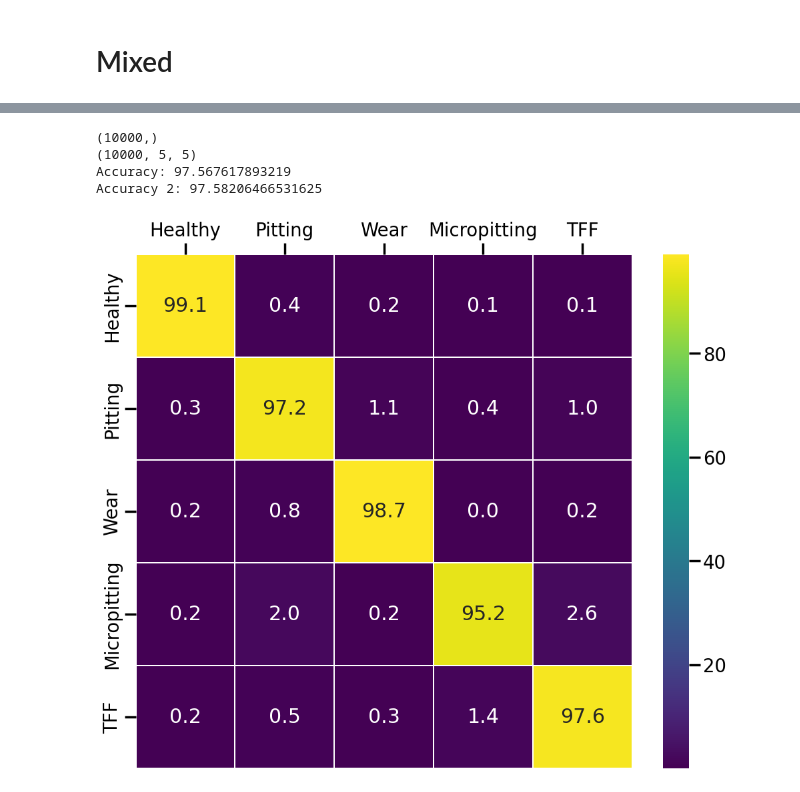
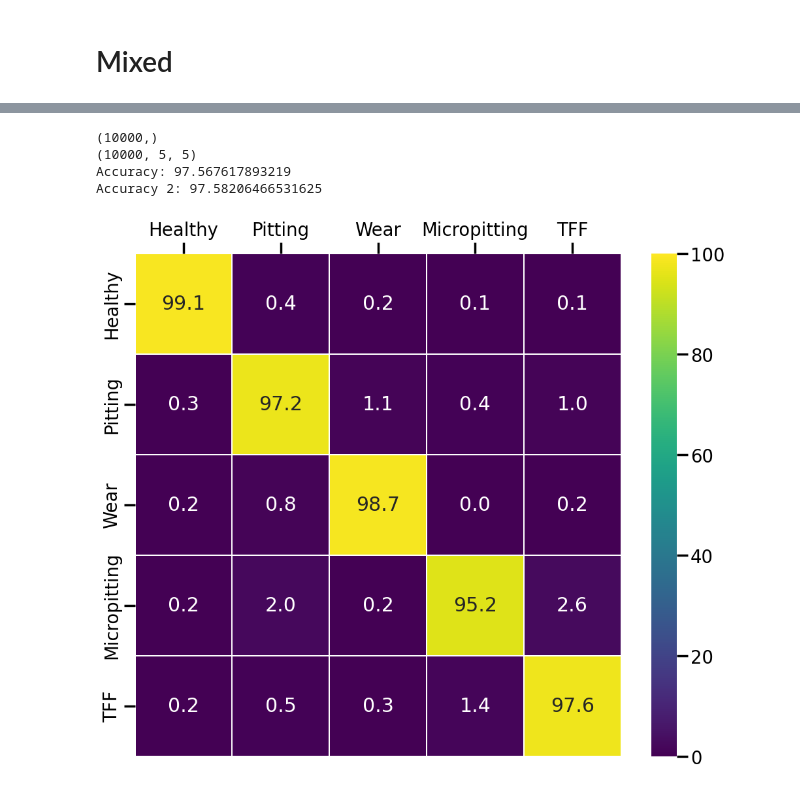
Before and after one commit to 4llu/rapid-deployment, a Jupyter notebook: reports/processed/rapid_classification_results.ipynb, the cells around one changed output, grey strips where cells are left out. Saved outputs shown, nothing was run; the diff lists cells and outputs as text; code cells hidden in the pictures.

```diff
--- a/reports/processed/rapid_classification_results.ipynb
+++ b/reports/processed/rapid_classification_results.ipynb
@@ -7,3 +7,6 @@ import numpy as np
 import seaborn as sns
 # %%
 sns.set_context("poster", font_scale=0.9)
+plt.rcParams["svg.fonttype"] = "none"
+
+print(sns.color_palette().as_hex())
@@ -239,34 +272,37 @@ categories = ["Healthy", "Pitting", "Wear", "Micropitting", "TFF"]
 
 # print()
 # print(data["cfs"][0].shape)
 # print(data["cfs"][1])
 # print(data["cfs"][1].sum(axis=0))
 # raise
 
 cf = data["cfs"].sum(axis=0)
 cf = cf / cf.sum(axis=1) * 100
 print("Accuracy 2:", np.diag(cf).mean())  # Verifiation
 
 fig, axs = plt.subplots(figsize=(12, 10))
 
 g = sns.heatmap(
     cf,
     annot=True,
     fmt=".1f",
     linewidth=0.3,
     xticklabels=categories,
     yticklabels=categories,
+    vmin=0,
+    vmax=100,
     cmap="viridis",
 )
 
 axs.xaxis.set_ticks_position("top")
 axs.xaxis.set_label_position("top")
+plt.savefig("images/RC_AGFD_T1_to_A3_CF.svg")
 # %% [output]
 (10000,)
 (10000, 5, 5)
 Accuracy: 97.567617893219
 Accuracy 2: 97.58206466531625
-[figure, old version]
+[figure, new version]
 # %%
 data = joblib.load(
     os.path.join(
```
Also changed, not shown: parts of 9 cells of this notebook, 3 other files.
